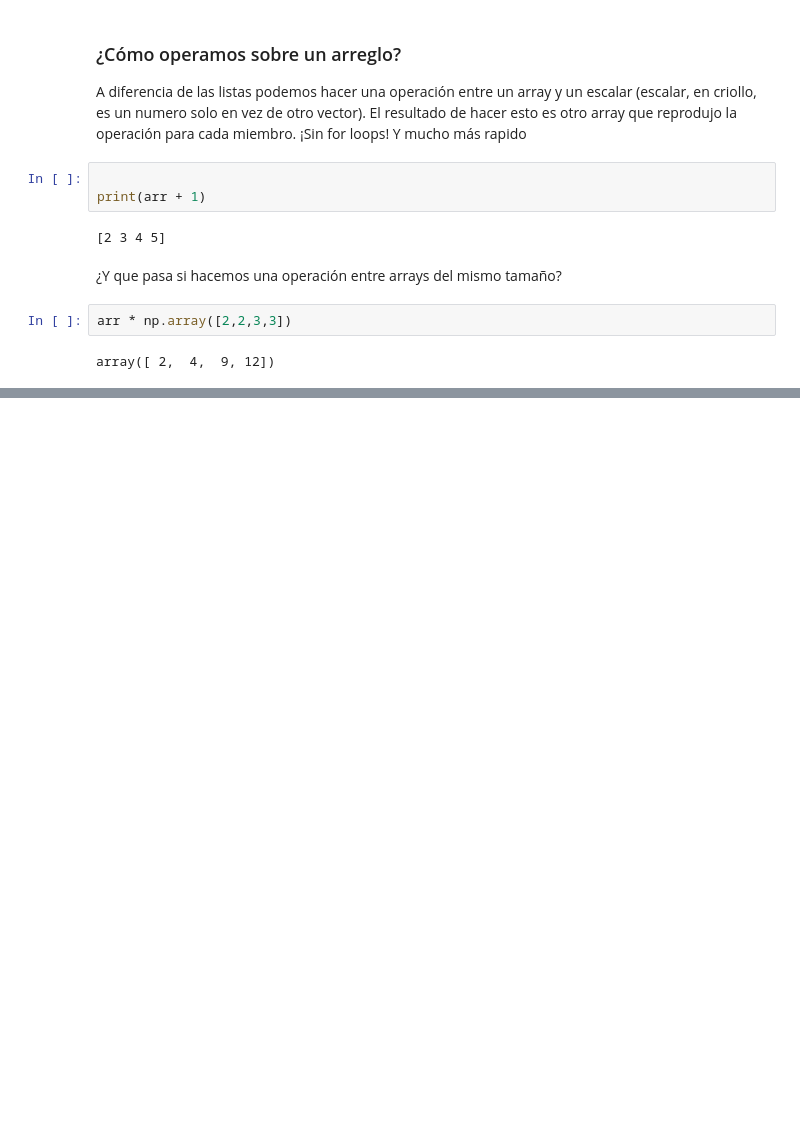
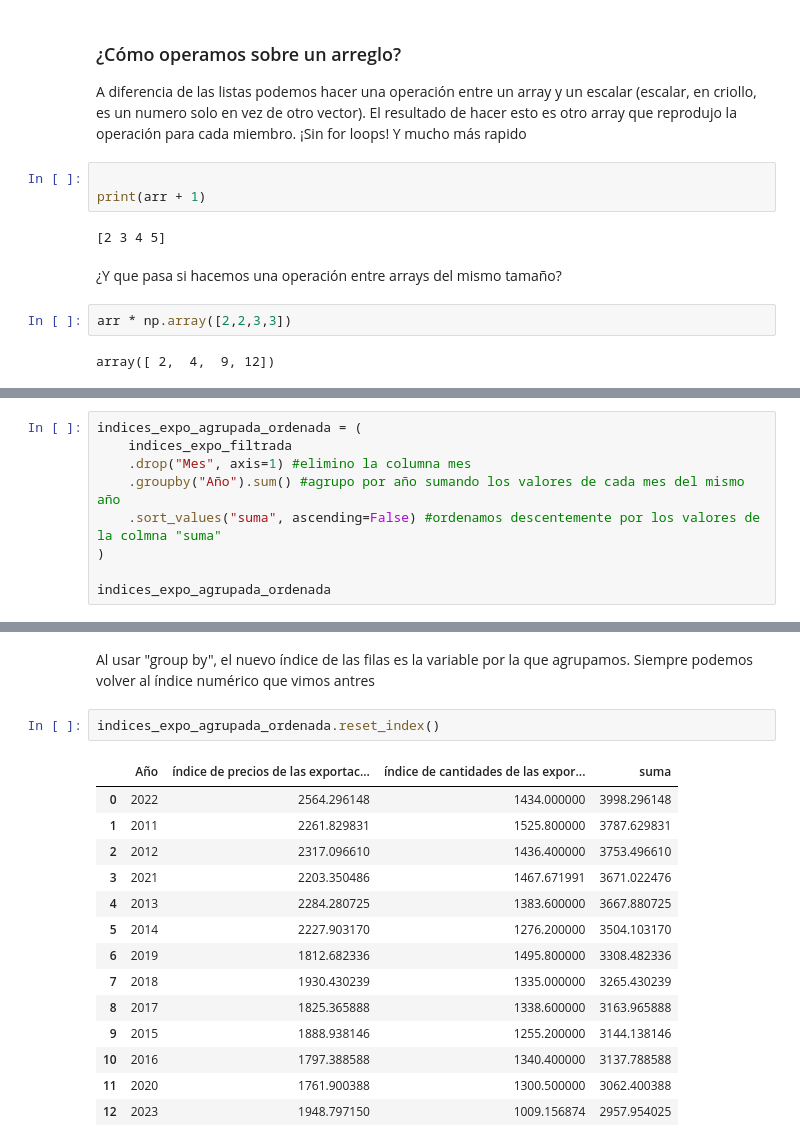
Before and after one commit to LucaGelmini/curso-python-indec, a Jupyter notebook: clase3/clase3.ipynb, the cells around one changed output, grey strips where cells are left out. Cells and saved outputs as stored; diff of their text form; blank space fills up the shorter version.

```diff
--- a/clase3/clase3.ipynb
+++ b/clase3/clase3.ipynb
@@ -38,0 +353,9 @@ array([ 2,  4,  9, 12])
+# %%
+indices_expo_agrupada_ordenada = (
+    indices_expo_filtrada
+    .drop("Mes", axis=1) #elimino la columna mes
+    .groupby("Año").sum() #agrupo por año sumando los valores de cada mes del mismo año
+    .sort_values("suma", ascending=False) #ordenamos descentemente por los valores de la colmna "suma"
+)
+
+indices_expo_agrupada_ordenada
@@ -38,0 +378,19 @@ array([ 2,  4,  9, 12])
+# %% [markdown]
+Al usar "group by", el nuevo índice de las filas es la variable por la que agrupamos. Siempre podemos volver al índice numérico que vimos antres
+# %%
+indices_expo_agrupada_ordenada.reset_index()
+# %% [output]
+|  | Año | índice de precios de las exportac... | índice de cantidades de las expor... | suma |
+| 0 | 2022 | 2564.296148 | 1434.000000 | 3998.296148 |
+| 1 | 2011 | 2261.829831 | 1525.800000 | 3787.629831 |
+| 2 | 2012 | 2317.096610 | 1436.400000 | 3753.496610 |
+| 3 | 2021 | 2203.350486 | 1467.671991 | 3671.022476 |
+| 4 | 2013 | 2284.280725 | 1383.600000 | 3667.880725 |
+| 5 | 2014 | 2227.903170 | 1276.200000 | 3504.103170 |
+| 6 | 2019 | 1812.682336 | 1495.800000 | 3308.482336 |
+| 7 | 2018 | 1930.430239 | 1335.000000 | 3265.430239 |
+| 8 | 2017 | 1825.365888 | 1338.600000 | 3163.965888 |
+| 9 | 2015 | 1888.938146 | 1255.200000 | 3144.138146 |
+| 10 | 2016 | 1797.388588 | 1340.400000 | 3137.788588 |
+| 11 | 2020 | 1761.900388 | 1300.500000 | 3062.400388 |
+| 12 | 2023 | 1948.797150 | 1009.156874 | 2957.954025 |
```
Also changed, not shown: parts of 47 cells of this notebook, 2 other files.
